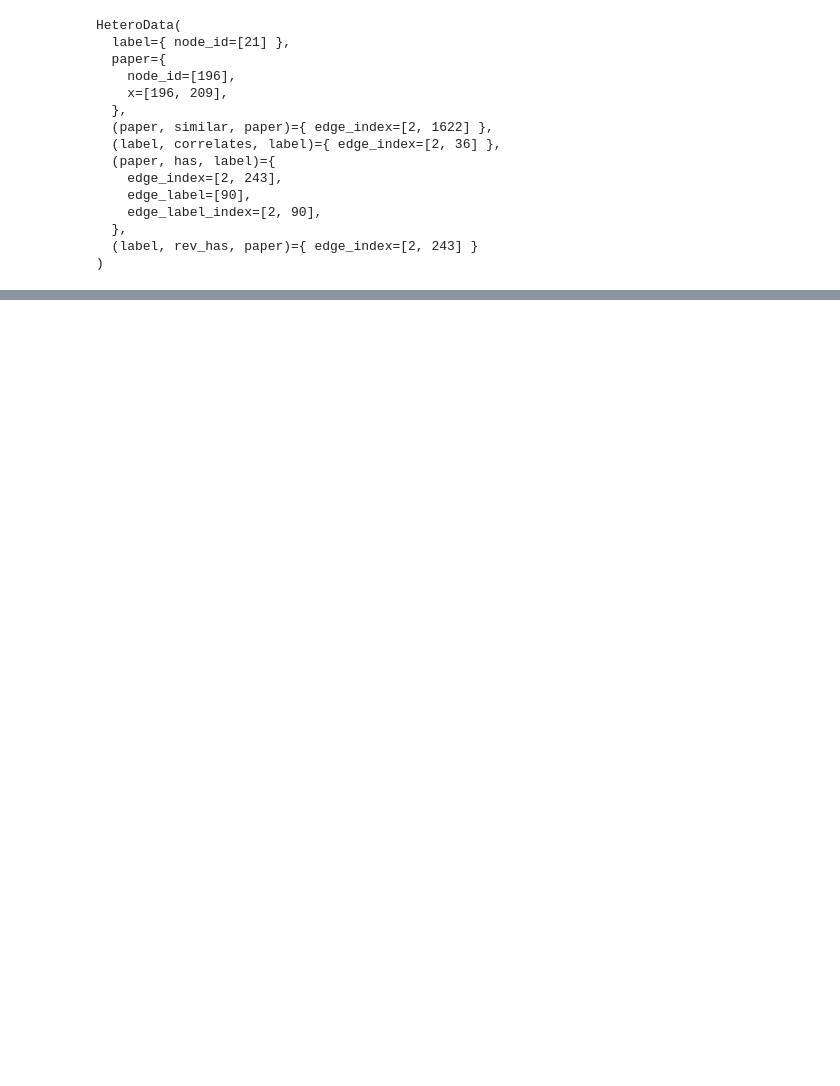
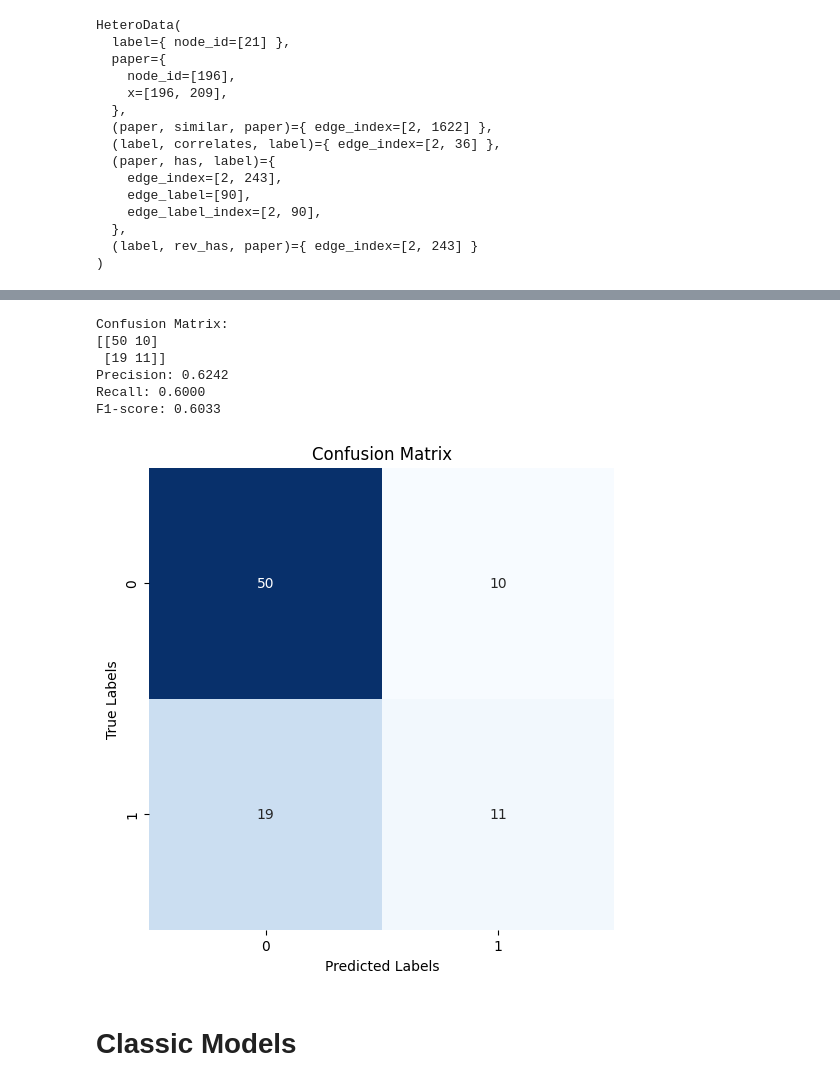
Before and after one commit to AylinNaebzadeh/Text-Classification-Using-GNN, a Jupyter notebook: Apply_GNNs_on_arXiv_200_first_data.ipynb, the cells around one changed output, grey strips where cells are left out. Saved outputs shown, nothing was run; the diff lists cells and outputs as text; code cells hidden in the pictures; blank space fills up the shorter version.

```diff
--- a/Apply_GNNs_on_arXiv_200_first_data.ipynb
+++ b/Apply_GNNs_on_arXiv_200_first_data.ipynb
@@ -634,0 +724,36 @@ Validation AUC: 0.7617
+# %%
+binary_predictions = (pred > 0.5).astype(int)
+
+# Compute confusion matrix
+conf_matrix = confusion_matrix(val_ground_truth, binary_predictions)
+print("Confusion Matrix:")
+print(conf_matrix)
+
+# Compute precision, recall, F1-score (macro average)
+precision, recall, f1, _ = precision_recall_fscore_support(
+    ground_truth, binary_predictions, average="macro"
+)
+print(f"Precision: {precision:.4f}")
+print(f"Recall: {recall:.4f}")
+print(f"F1-score: {f1:.4f}")
+# %% [output]
+Confusion Matrix:
+[[50 10]
+ [19 11]]
+Precision: 0.6242
+Recall: 0.6000
+F1-score: 0.6033
+# %%
+import seaborn as sns
+
+# Plot the confusion matrix using seaborn
+plt.figure(figsize=(6, 6))
+sns.heatmap(conf_matrix, annot=True, fmt="d", cmap="Blues", cbar=False)
+plt.xlabel("Predicted Labels")
+plt.ylabel("True Labels")
+plt.title("Confusion Matrix")
+plt.show()
+# %% [output]
+[figure, added]
+# %% [markdown]
+# Classic Models
```
Also changed, not shown: parts of 12 cells of this notebook.
